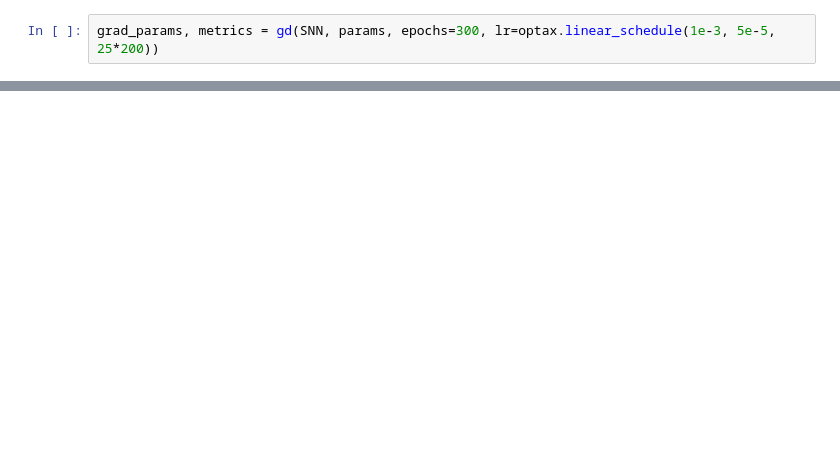
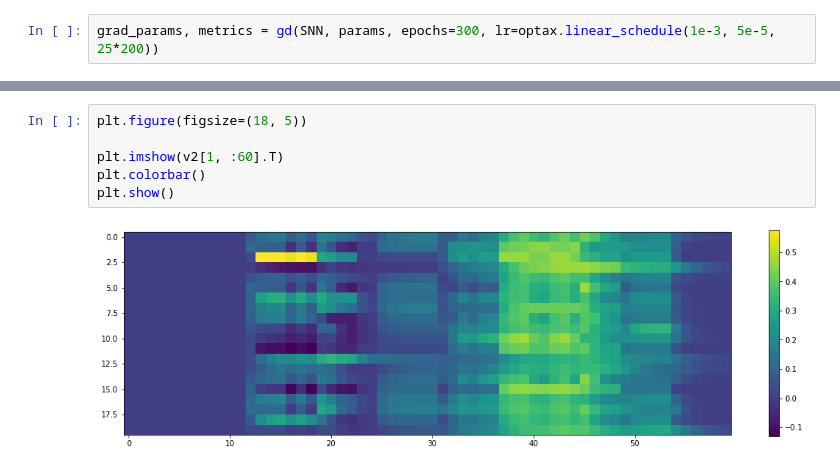
Before and after one commit to kmheckel/spyx, a Jupyter notebook: research/misc/experimental.ipynb, the cells around one changed output, grey strips where cells are left out. Drawn from its saved outputs; the diff is of its cells as text; blank space fills up the shorter version.

```diff
--- a/research/misc/experimental.ipynb
+++ b/research/misc/experimental.ipynb
@@ -170,0 +245,8 @@ s2, v2 = SNN.apply(grad_params, jax.random.PRNGKey(4), jnp.unpackbits(x[0], 1))
+# %%
+plt.figure(figsize=(18, 5))
+
+plt.imshow(v2[1, :60].T)
+plt.colorbar()
+plt.show()
+# %% [output]
+[figure, added]
```
Also changed, not shown: parts of 18 cells of this notebook, 4 other files.
